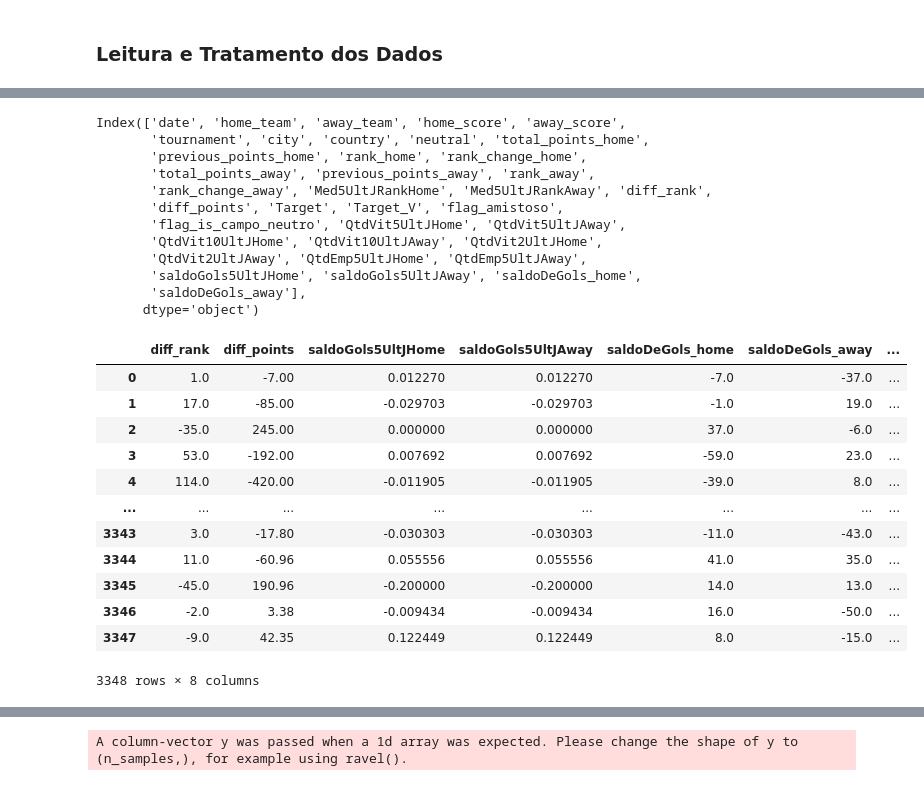
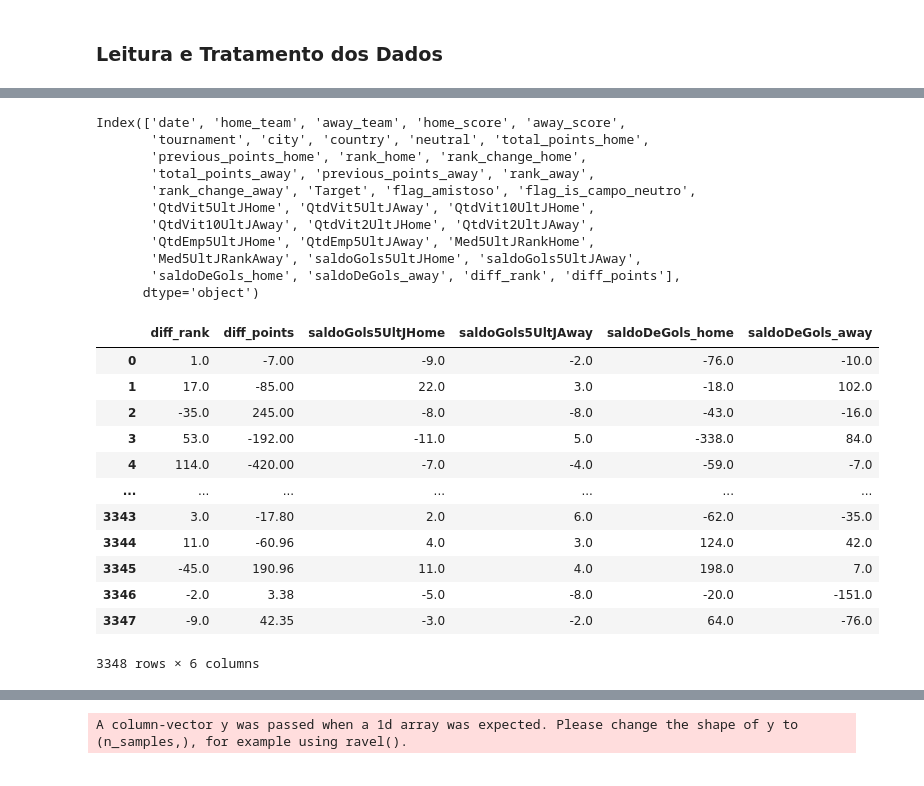
Before and after one commit to VitorrSantana/WorldCupPredictin, a Jupyter notebook: copaMundo.ipynb, the cells around one changed output, grey strips where cells are left out. Saved outputs shown, nothing was run; the diff lists cells and outputs as text; code cells hidden in the pictures.

Commit message:
Falta refatoracao('trocar df_wc_ranked importante')

```diff
--- a/copaMundo.ipynb
+++ b/copaMundo.ipynb
@@ -17,11 +18,12 @@ jogos       = pd.read_csv('archive/results.csv')
 # %%
 jogos =  pd.read_csv('archive/results.csv') #games between national teams
 jogos["date"] = pd.to_datetime(jogos["date"])
+jogos = jogos[(jogos["date"] < "2018-8-1")].reset_index(drop=True)
 df_wc = jogos #pre-wc outcomes
 
 rank = pd.read_csv('archive/fifa_ranking-2022-10-06.csv.zip') #rankings
 rank["rank_date"] = pd.to_datetime(rank["rank_date"])
-rank = rank[(rank["rank_date"] >= "2018-1-1")].reset_index(drop=True) #selecting games from the 2022 wc cycle
+rank = rank[(rank["rank_date"] < "2018-1-1")].reset_index(drop=True) #selecting games from the 2022 wc cycle
 rank["country_full"] = rank["country_full"].str.replace("IR Iran", "Iran").str.replace("Korea Republic", "South Korea").str.replace("USA", "United States") #ajustando nomes de algumas seleções
 rank = rank.set_index(['rank_date']).groupby(['country_full'], group_keys=False).resample('D').first().fillna(method='ffill').reset_index()
 rank_wc = rank #dataframe with rankings
@@ -59,7 +61,7 @@ def qtdVit(linha,time,rank,qtdJogos=5):
     jogosC = ultimosJogos(jogos,linha['date'],linha[time],qtdJogos)
     jogosC['Target'] =  np.where(jogosC['home_score']>jogosC['away_score'],jogosC['home_team'],
                        np.where(jogosC['home_score']<jogosC['away_score'],jogosC['away_team'],'Empate'))
-    return jogosC[jogosC['Target']==linha[time]]['Target'].count()/linha[rank]
+    return jogosC[jogosC['Target']==linha[time]]['Target'].count()
 
 def saldoGols(linha,time,rank):
     jogosC = ultimosJogos(jogos,linha['date'],linha[time],qtdJogos=5)
@@ -79,7 +81,8 @@ def saldoGols(linha,time,rank):
 
     golsMarcados['saldoDeGols'] = golsMarcados['gols']-golsSofridos['gols']
     golsMarcados = golsMarcados.drop('gols',axis=1)
-    return golsMarcados[golsMarcados['pais']==linha[time]]['saldoDeGols']/linha[rank]
+
+    return golsMarcados[golsMarcados['pais']==linha[time]]['saldoDeGols']
 
 def qtdEmp(linha,time,rank):
 
@@ -90,7 +93,7 @@ def qtdEmp(linha,time,rank):
 
 def medScore(linha,time,rank):
     jogosC = ultimosJogos(jogos,linha['date'],linha[time],qtdJogos=5)
-    return (jogosC[jogosC['home_team']==linha[time]]['rank_home'].sum()+jogosC[jogosC['away_team']==linha[time]]['rank_away'].sum())/5
+    return (jogosC[jogosC['home_team']==linha[time]]['rank_home'].sum()+jogosC[jogosC['away_team']==linha[time]]['rank_away'].sum())
 # %%
 #Target -> 1 Vitoria da Casa,2 Vitoria  do visitante e 0  empate
 df_wc_ranked['Target'] = np.where(df_wc_ranked['home_score']>df_wc_ranked['away_score'],1,0)
@@ -168,7 +171,7 @@ df_wc_ranked['Med5UltJRankHome'] = df_wc_ranked.apply(medScore,args=['home_team'
 df_wc_ranked['Med5UltJRankAway'] = df_wc_ranked.apply(medScore,args=['away_team','rank_away'],axis=1)
 # %%
 df_wc_ranked['saldoGols5UltJHome'] = df_wc_ranked.apply(saldoGols,args=['home_team','rank_home'],axis=1)
-df_wc_ranked['saldoGols5UltJAway'] = df_wc_ranked.apply(saldoGols,args=['home_team','rank_home'],axis=1)
+df_wc_ranked['saldoGols5UltJAway'] = df_wc_ranked.apply(saldoGols,args=['away_team','rank_home'],axis=1)
 # %%
 jogosCopa = jogosCopa.drop_duplicates('MatchID')
 jogosCopa = jogosCopa.dropna()
@@ -205,34 +200,33 @@ Index(['date', 'home_team', 'away_team', 'home_score', 'away_score',
        'tournament', 'city', 'country', 'neutral', 'total_points_home',
        'previous_points_home', 'rank_home', 'rank_change_home',
        'total_points_away', 'previous_points_away', 'rank_away',
-       'rank_change_away', 'Med5UltJRankHome', 'Med5UltJRankAway', 'diff_rank',
-       'diff_points', 'Target', 'Target_V', 'flag_amistoso',
-       'flag_is_campo_neutro', 'QtdVit5UltJHome', 'QtdVit5UltJAway',
-       'QtdVit10UltJHome', 'QtdVit10UltJAway', 'QtdVit2UltJHome',
-       'QtdVit2UltJAway', 'QtdEmp5UltJHome', 'QtdEmp5UltJAway',
-       'saldoGols5UltJHome', 'saldoGols5UltJAway', 'saldoDeGols_home',
-       'saldoDeGols_away'],
+       'rank_change_away', 'Target', 'flag_amistoso', 'flag_is_campo_neutro',
+       'QtdVit5UltJHome', 'QtdVit5UltJAway', 'QtdVit10UltJHome',
+       'QtdVit10UltJAway', 'QtdVit2UltJHome', 'QtdVit2UltJAway',
+       'QtdEmp5UltJHome', 'QtdEmp5UltJAway', 'Med5UltJRankHome',
+       'Med5UltJRankAway', 'saldoGols5UltJHome', 'saldoGols5UltJAway',
+       'saldoDeGols_home', 'saldoDeGols_away', 'diff_rank', 'diff_points'],
       dtype='object')
 # %%
 #X = df_wc_ranked.loc[:,'total_points_home':].drop('Target',axis=1)
 X = df_wc_ranked[['Target','diff_rank','diff_points',
                 'saldoGols5UltJHome', 'saldoGols5UltJAway','saldoDeGols_home',
-                 'saldoDeGols_away','QtdVit10UltJHome', 'QtdVit10UltJAway']].drop('Target',axis=1)
+                'saldoDeGols_away']].drop('Target',axis=1)
 Y =  df_wc_ranked[['Target']]
 X
 # %% [output]
-|  | diff_rank | diff_points | saldoGols5UltJHome | saldoGols5UltJAway | saldoDeGols_home | saldoDeGols_away | ... |
-| 0 | 1.0 | -7.00 | 0.012270 | 0.012270 | -7.0 | -37.0 | ... |
-| 1 | 17.0 | -85.00 | -0.029703 | -0.029703 | -1.0 | 19.0 | ... |
-| 2 | -35.0 | 245.00 | 0.000000 | 0.000000 | 37.0 | -6.0 | ... |
-| 3 | 53.0 | -192.00 | 0.007692 | 0.007692 | -59.0 | 23.0 | ... |
-| 4 | 114.0 | -420.00 | -0.011905 | -0.011905 | -39.0 | 8.0 | ... |
-| ... | ... | ... | ... | ... | ... | ... | ... |
-| 3343 | 3.0 | -17.80 | -0.030303 | -0.030303 | -11.0 | -43.0 | ... |
-| 3344 | 11.0 | -60.96 | 0.055556 | 0.055556 | 41.0 | 35.0 | ... |
-| 3345 | -45.0 | 190.96 | -0.200000 | -0.200000 | 14.0 | 13.0 | ... |
-| 3346 | -2.0 | 3.38 | -0.009434 | -0.009434 | 16.0 | -50.0 | ... |
-| 3347 | -9.0 | 42.35 | 0.122449 | 0.122449 | 8.0 | -15.0 | ... |
+|  | diff_rank | diff_points | saldoGols5UltJHome | saldoGols5UltJAway | saldoDeGols_home | saldoDeGols_away |
+| 0 | 1.0 | -7.00 | -9.0 | -2.0 | -76.0 | -10.0 |
+| 1 | 17.0 | -85.00 | 22.0 | 3.0 | -18.0 | 102.0 |
+| 2 | -35.0 | 245.00 | -8.0 | -8.0 | -43.0 | -16.0 |
+| 3 | 53.0 | -192.00 | -11.0 | 5.0 | -338.0 | 84.0 |
+| 4 | 114.0 | -420.00 | -7.0 | -4.0 | -59.0 | -7.0 |
+| ... | ... | ... | ... | ... | ... | ... |
+| 3343 | 3.0 | -17.80 | 2.0 | 6.0 | -62.0 | -35.0 |
+| 3344 | 11.0 | -60.96 | 4.0 | 3.0 | 124.0 | 42.0 |
+| 3345 | -45.0 | 190.96 | 11.0 | 4.0 | 198.0 | 7.0 |
+| 3346 | -2.0 | 3.38 | -5.0 | -8.0 | -20.0 | -151.0 |
+| 3347 | -9.0 | 42.35 | -3.0 | -2.0 | 64.0 | -76.0 |
-3348 rows × 8 columns
+3348 rows × 6 columns
 # %%
 X_train, X_test, y_train, y_test = train_test_split(X,Y,test_size=0.3,random_state=2)
```
Also changed, not shown: parts of 52 cells of this notebook, 1 other file.
